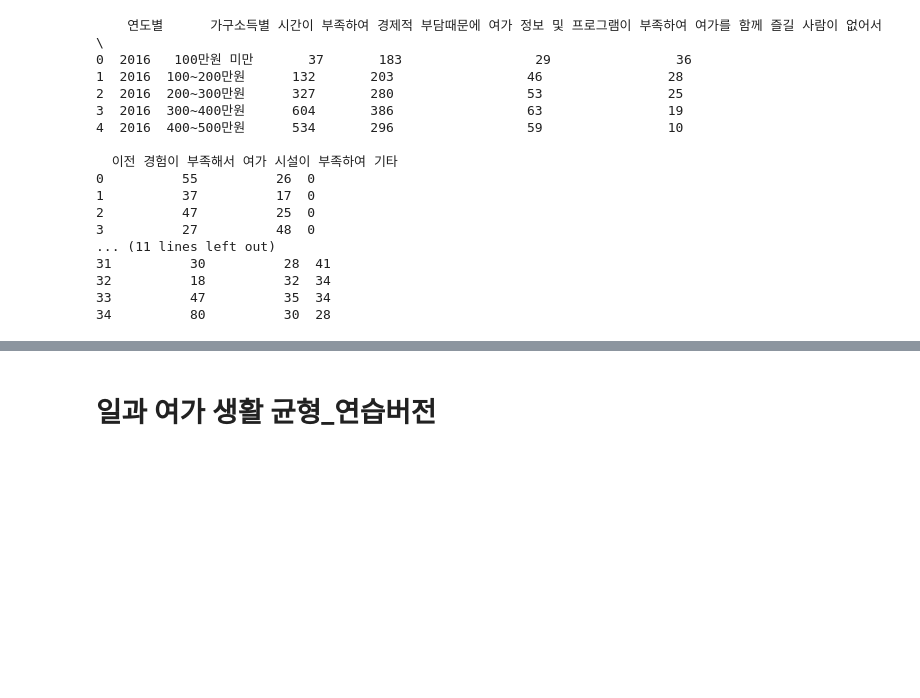
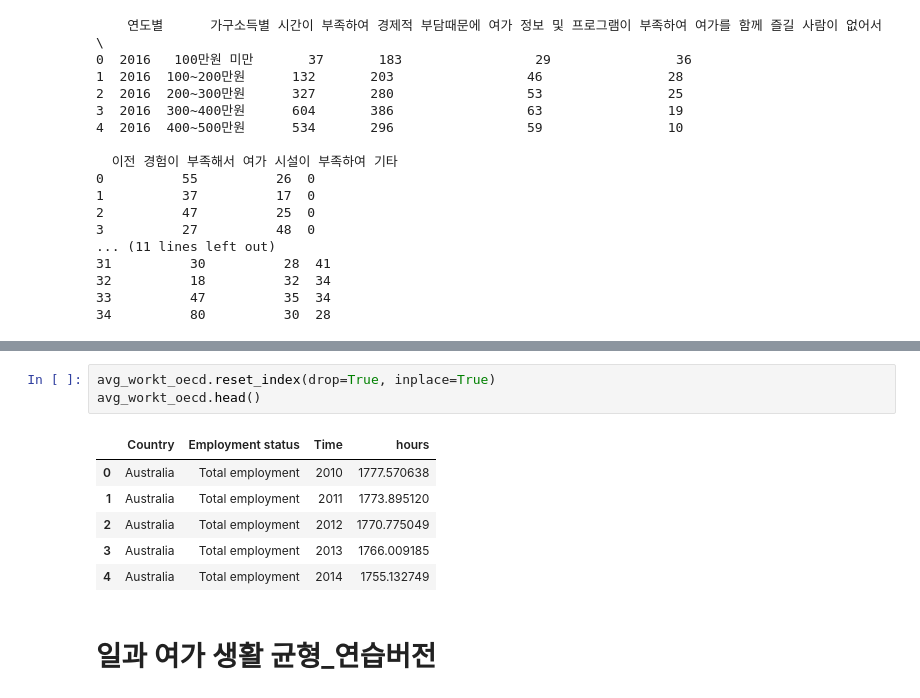
Before and after one commit to nyeokinyeoki/Toy-Projects-with-Tableau, a Jupyter notebook: Side_pro_leis.ipynb, the cells around one changed output, grey strips where cells are left out. Cells and saved outputs as stored; diff of their text form; blank space fills up the shorter version.

```diff
--- a/Side_pro_leis.ipynb
+++ b/Side_pro_leis.ipynb
@@ -615,3 +639,13 @@ print(unsat_leis_age.tail())
+# %%
+avg_workt_oecd.reset_index(drop=True, inplace=True)
+avg_workt_oecd.head()
+# %% [output]
+|  | Country | Employment status | Time | hours |
+| 0 | Australia | Total employment | 2010 | 1777.570638 |
+| 1 | Australia | Total employment | 2011 | 1773.895120 |
+| 2 | Australia | Total employment | 2012 | 1770.775049 |
+| 3 | Australia | Total employment | 2013 | 1766.009185 |
+| 4 | Australia | Total employment | 2014 | 1755.132749 |
 # %% [markdown]
 # 일과 여가 생활 균형_연습버전
 # %%
```
Also changed, not shown: parts of 4 cells of this notebook.
